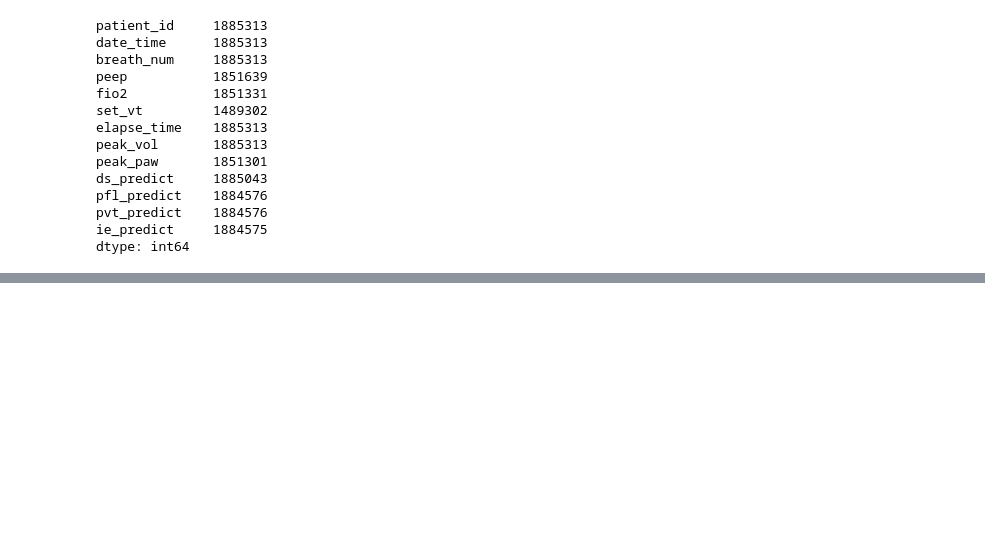
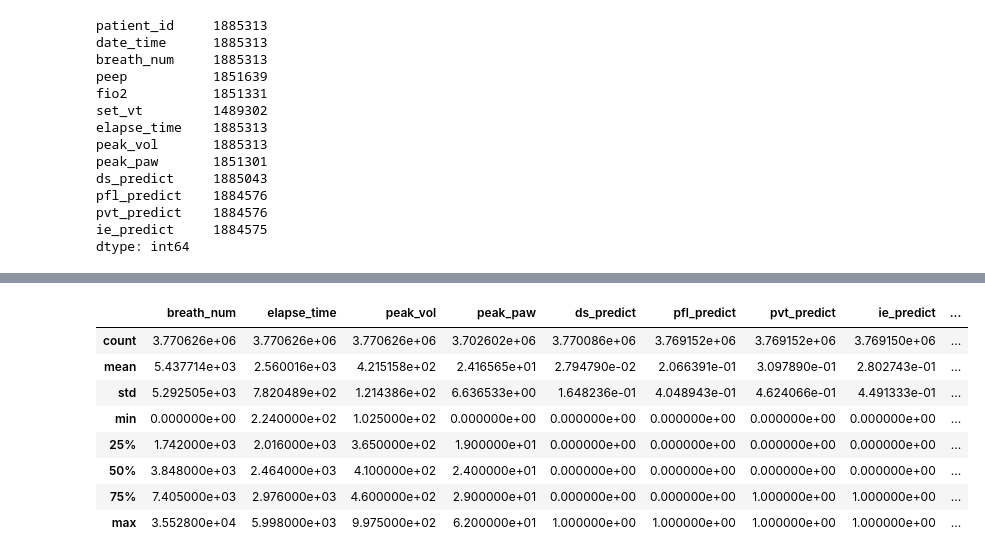
Before and after one commit to psottile05/VentDysSedation, a Jupyter notebook: AnalysisModules/non-iVACs-v2.ipynb, the cells around one changed output, grey strips where cells are left out. Cells and saved outputs as stored; diff of their text form; code cells hidden in the pictures; blank space fills up the shorter version.

```diff
--- a/AnalysisModules/non-iVACs-v2.ipynb
+++ b/AnalysisModules/non-iVACs-v2.ipynb
@@ -380,0 +385,14 @@ resampled_df.to_hdf('c:\\Research_data\\Analysis\\Lagged_DS\\5-1-16_data\\No_Ext
+# %%
+test = pd.read_hdf('c:\Research_data\Analysis\Lagged_DS\combined_breath_rn_dump.h5', key='talbe')
+# %%
+test.describe()
+# %% [output]
+|  | breath_num | elapse_time | peak_vol | peak_paw | ds_predict | pfl_predict | pvt_predict | ie_predict | ... |
+| count | 3.770626e+06 | 3.770626e+06 | 3.770626e+06 | 3.702602e+06 | 3.770086e+06 | 3.769152e+06 | 3.769152e+06 | 3.769150e+06 | ... |
+| mean | 5.437714e+03 | 2.560016e+03 | 4.215158e+02 | 2.416565e+01 | 2.794790e-02 | 2.066391e-01 | 3.097890e-01 | 2.802743e-01 | ... |
+| std | 5.292505e+03 | 7.820489e+02 | 1.214386e+02 | 6.636533e+00 | 1.648236e-01 | 4.048943e-01 | 4.624066e-01 | 4.491333e-01 | ... |
+| min | 0.000000e+00 | 2.240000e+02 | 1.025000e+02 | 0.000000e+00 | 0.000000e+00 | 0.000000e+00 | 0.000000e+00 | 0.000000e+00 | ... |
+| 25% | 1.742000e+03 | 2.016000e+03 | 3.650000e+02 | 1.900000e+01 | 0.000000e+00 | 0.000000e+00 | 0.000000e+00 | 0.000000e+00 | ... |
+| 50% | 3.848000e+03 | 2.464000e+03 | 4.100000e+02 | 2.400000e+01 | 0.000000e+00 | 0.000000e+00 | 0.000000e+00 | 0.000000e+00 | ... |
+| 75% | 7.405000e+03 | 2.976000e+03 | 4.600000e+02 | 2.900000e+01 | 0.000000e+00 | 0.000000e+00 | 1.000000e+00 | 1.000000e+00 | ... |
+| max | 3.552800e+04 | 5.998000e+03 | 9.975000e+02 | 6.200000e+01 | 1.000000e+00 | 1.000000e+00 | 1.000000e+00 | 1.000000e+00 | ... |
```
Also changed, not shown: parts of 3 cells of this notebook, 3 other files.
